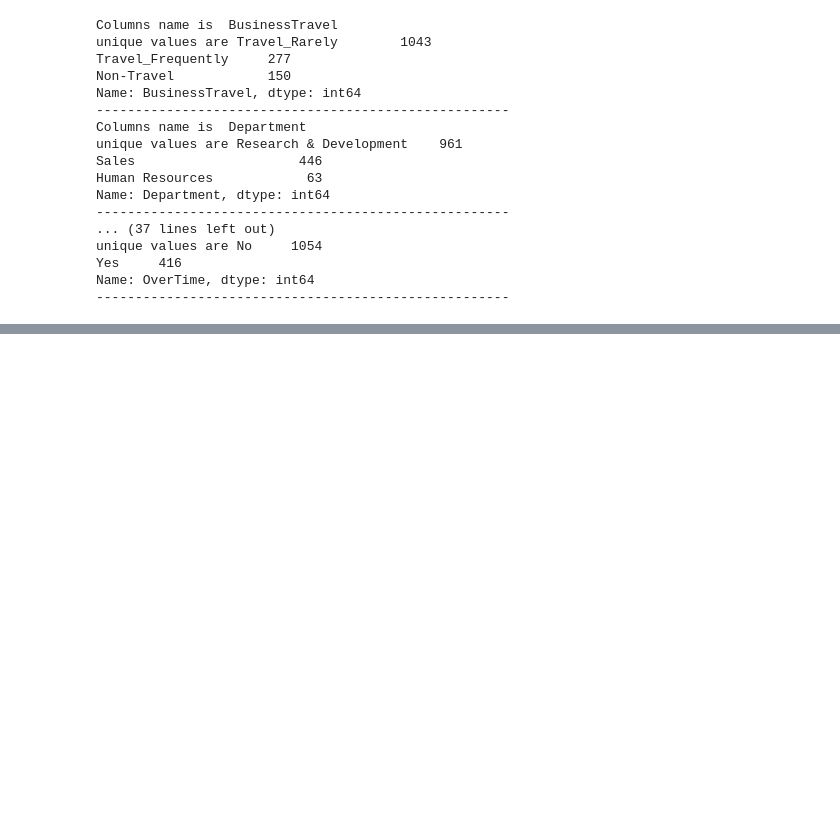
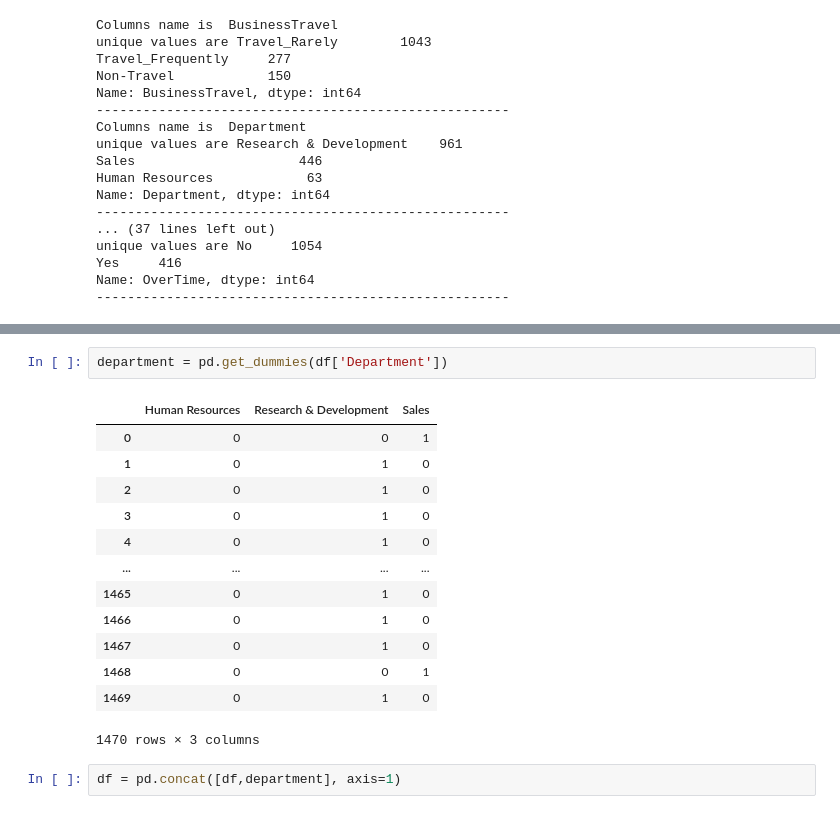
Before and after one commit to Chetan-Sagathiya/Employee-Attrition-Prediction, a Jupyter notebook: Employee-Attrition.ipynb, the cells around one changed output, grey strips where cells are left out. Cells and saved outputs as stored; diff of their text form; blank space fills up the shorter version.

```diff
--- a/Employee-Attrition.ipynb
+++ b/Employee-Attrition.ipynb
@@ -136,0 +205,18 @@ Name: OverTime, dtype: int64
+# %%
+department = pd.get_dummies(df['Department'])
+# %% [output]
+|  | Human Resources | Research & Development | Sales |
+| 0 | 0 | 0 | 1 |
+| 1 | 0 | 1 | 0 |
+| 2 | 0 | 1 | 0 |
+| 3 | 0 | 1 | 0 |
+| 4 | 0 | 1 | 0 |
+| ... | ... | ... | ... |
+| 1465 | 0 | 1 | 0 |
+| 1466 | 0 | 1 | 0 |
+| 1467 | 0 | 1 | 0 |
+| 1468 | 0 | 0 | 1 |
+| 1469 | 0 | 1 | 0 |
+1470 rows × 3 columns
+# %%
+df = pd.concat([df,department], axis=1)
```
Also changed, not shown: parts of 24 cells of this notebook.
